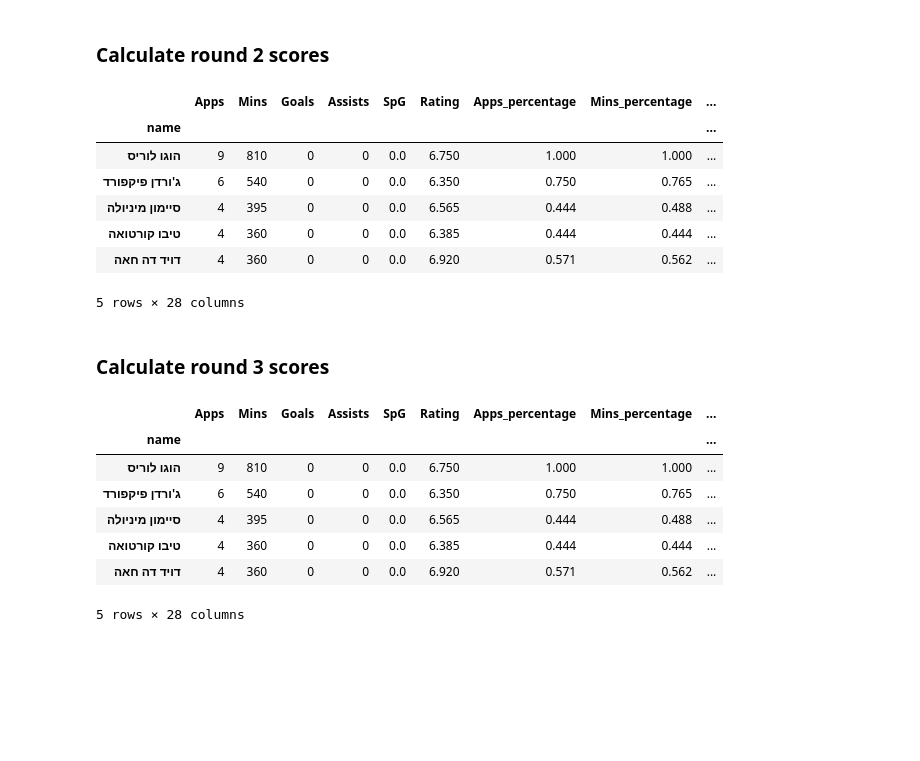
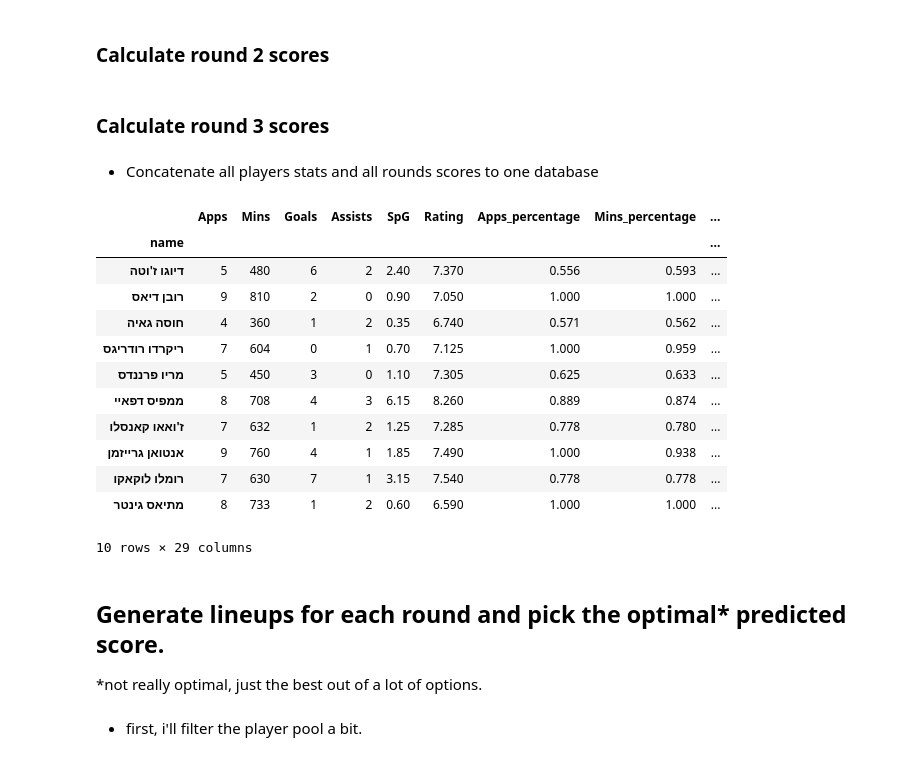
Before and after one commit to avshalomd/sport5-fantasy, a Jupyter notebook: generate_lineup.ipynb, the cells around one changed output. Cells and saved outputs as stored; diff of their text form; code cells hidden in the pictures; blank space fills up the shorter version.

```diff
--- a/generate_lineup.ipynb
+++ b/generate_lineup.ipynb
@@ -353,7 +353,7 @@ matches_round3_df.head()
 ### Players Features
 # %%
 def calc_is_starter(x):
-    if x.Apps_percentage > 0.6 or x.Mins_percentage > 0.6:
+    if x.Apps_percentage > 0.4 or x.Mins_percentage > 0.4:
         return 1
     else:
         return 0
@@ -420,5 +420,5 @@ fw_predicted_scores = round1_players_stats_df[round1_players_stats_df['position'
 fw_predicted_scores['pred_points'] = fw_predicted_scores.apply(lambda row: calc_fw_score(row), axis=1)
 
 round1_players_predicted_score_df = pd.concat([gk_predicted_scores, d_predicted_scores, m_predicted_scores, fw_predicted_scores])
-round1_players_predicted_score_df.to_csv('round1_players_predicted.csv', encoding='utf-8-sig')
-round1_players_predicted_score_df.head()
+# round1_players_predicted_score_df.to_csv('round1_players_predicted.csv', encoding='utf-8-sig')
+round1_players_predicted_score_df['round'] = 1
@@ -450,17 +441,8 @@ fw_predicted_scores = round2_players_stats_df[round2_players_stats_df['position'
 fw_predicted_scores['pred_points'] = fw_predicted_scores.apply(lambda row: calc_fw_score(row), axis=1)
 
 round2_players_predicted_score_df = pd.concat([gk_predicted_scores, d_predicted_scores, m_predicted_scores, fw_predicted_scores])
-round2_players_predicted_score_df.to_csv('round2_players_predicted.csv', encoding='utf-8-sig')
-round2_players_predicted_score_df.head()
+# round2_players_predicted_score_df.to_csv('round2_players_predicted.csv', encoding='utf-8-sig')
+round2_players_predicted_score_df['round'] = 2
-# %% [output]
-|  | Apps | Mins | Goals | Assists | SpG | Rating | Apps_percentage | Mins_percentage | ... |
-| name |  |  |  |  |  |  |  |  | ... |
-| הוגו לוריס | 9 | 810 | 0 | 0 | 0.0 | 6.750 | 1.000 | 1.000 | ... |
-| ג'ורדן פיקפורד | 6 | 540 | 0 | 0 | 0.0 | 6.350 | 0.750 | 0.765 | ... |
-| סיימון מיניולה | 4 | 395 | 0 | 0 | 0.0 | 6.565 | 0.444 | 0.488 | ... |
-| טיבו קורטואה | 4 | 360 | 0 | 0 | 0.0 | 6.385 | 0.444 | 0.444 | ... |
-| דויד דה חאה | 4 | 360 | 0 | 0 | 0.0 | 6.920 | 0.571 | 0.562 | ... |
-5 rows × 28 columns
 # %% [markdown]
 ### Calculate round 3 scores
 # %%
@@ -480,14 +462,32 @@ fw_predicted_scores = round3_players_stats_df[round3_players_stats_df['position'
 fw_predicted_scores['pred_points'] = fw_predicted_scores.apply(lambda row: calc_fw_score(row), axis=1)
 
 round3_players_predicted_score_df = pd.concat([gk_predicted_scores, d_predicted_scores, m_predicted_scores, fw_predicted_scores])
-round3_players_predicted_score_df.to_csv('round3_players_predicted.csv', encoding='utf-8-sig')
-round3_players_predicted_score_df.head()
+# round3_players_predicted_score_df.to_csv('round3_players_predicted.csv', encoding='utf-8-sig')
+round3_players_predicted_score_df['round'] = 3
-# %% [output]
-|  | Apps | Mins | Goals | Assists | SpG | Rating | Apps_percentage | Mins_percentage | ... |
-| name |  |  |  |  |  |  |  |  | ... |
-| הוגו לוריס | 9 | 810 | 0 | 0 | 0.0 | 6.750 | 1.000 | 1.000 | ... |
-| ג'ורדן פיקפורד | 6 | 540 | 0 | 0 | 0.0 | 6.350 | 0.750 | 0.765 | ... |
-| סיימון מיניולה | 4 | 395 | 0 | 0 | 0.0 | 6.565 | 0.444 | 0.488 | ... |
-| טיבו קורטואה | 4 | 360 | 0 | 0 | 0.0 | 6.385 | 0.444 | 0.444 | ... |
-| דויד דה חאה | 4 | 360 | 0 | 0 | 0.0 | 6.920 | 0.571 | 0.562 | ... |
-5 rows × 28 columns
+# %% [markdown]
+* Concatenate all players stats and all rounds scores to one database
+# %%
+players_predictions_allrounds = pd.concat([round1_players_predicted_score_df,
+                                           round2_players_predicted_score_df,
+                                           round3_players_predicted_score_df])
+players_predictions_allrounds.to_csv('all_rounds_players_predicted.csv', encoding='utf-8-sig')
+players_predictions_allrounds.sort_values('pred_points').tail(10)
+# %% [output]
+|  | Apps | Mins | Goals | Assists | SpG | Rating | Apps_percentage | Mins_percentage | ... |
+| name |  |  |  |  |  |  |  |  | ... |
+| דיוגו ז'וטה | 5 | 480 | 6 | 2 | 2.40 | 7.370 | 0.556 | 0.593 | ... |
+| רובן דיאס | 9 | 810 | 2 | 0 | 0.90 | 7.050 | 1.000 | 1.000 | ... |
+| חוסה גאיה | 4 | 360 | 1 | 2 | 0.35 | 6.740 | 0.571 | 0.562 | ... |
+| ריקרדו רודריגס | 7 | 604 | 0 | 1 | 0.70 | 7.125 | 1.000 | 0.959 | ... |
+| מריו פרננדס | 5 | 450 | 3 | 0 | 1.10 | 7.305 | 0.625 | 0.633 | ... |
+| ממפיס דפאיי | 8 | 708 | 4 | 3 | 6.15 | 8.260 | 0.889 | 0.874 | ... |
+| ז'ואאו קאנסלו | 7 | 632 | 1 | 2 | 1.25 | 7.285 | 0.778 | 0.780 | ... |
+| אנטואן גרייזמן | 9 | 760 | 4 | 1 | 1.85 | 7.490 | 1.000 | 0.938 | ... |
+| רומלו לוקאקו | 7 | 630 | 7 | 1 | 3.15 | 7.540 | 0.778 | 0.778 | ... |
+| מתיאס גינטר | 8 | 733 | 1 | 2 | 0.60 | 6.590 | 1.000 | 1.000 | ... |
+10 rows × 29 columns
+# %% [markdown]
+## Generate lineups for each round and pick the optimal* predicted score.
+*not really optimal, just the best out of a lot of options.
+# %% [markdown]
+* first, i'll filter the player pool a bit.
```
Also changed, not shown: parts of 17 cells of this notebook, 7 other files.
